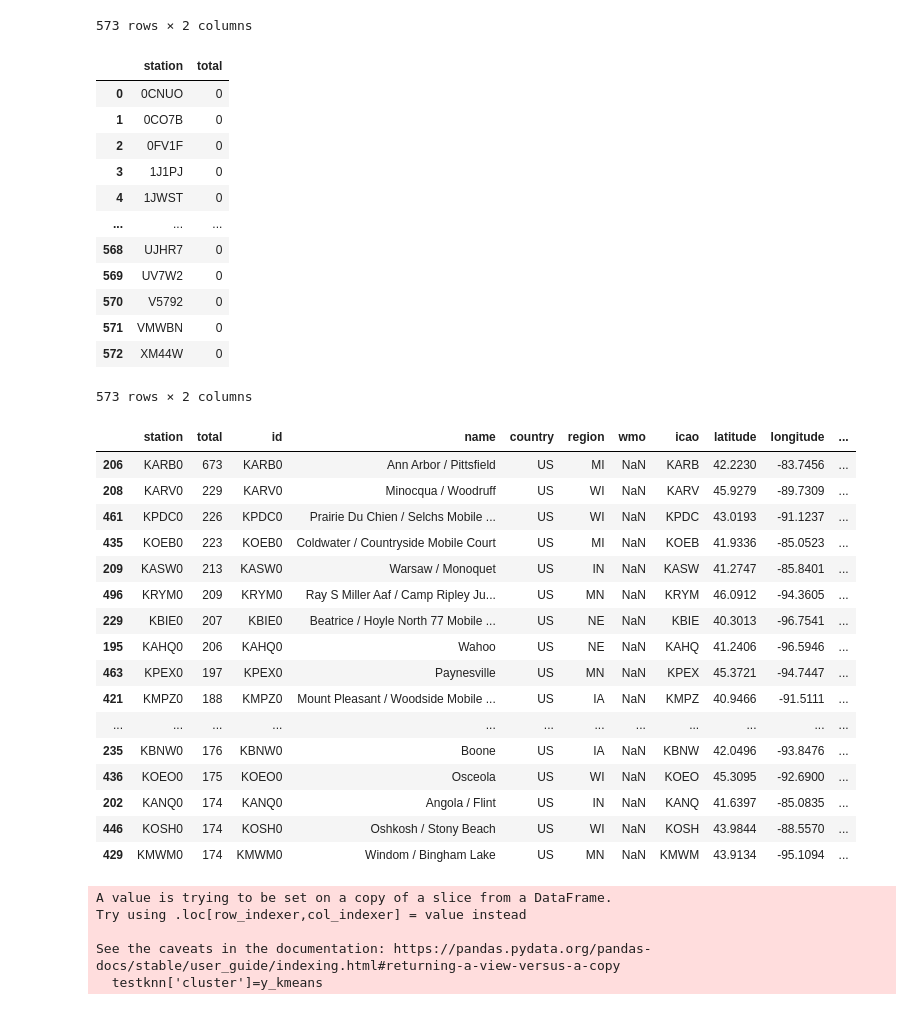
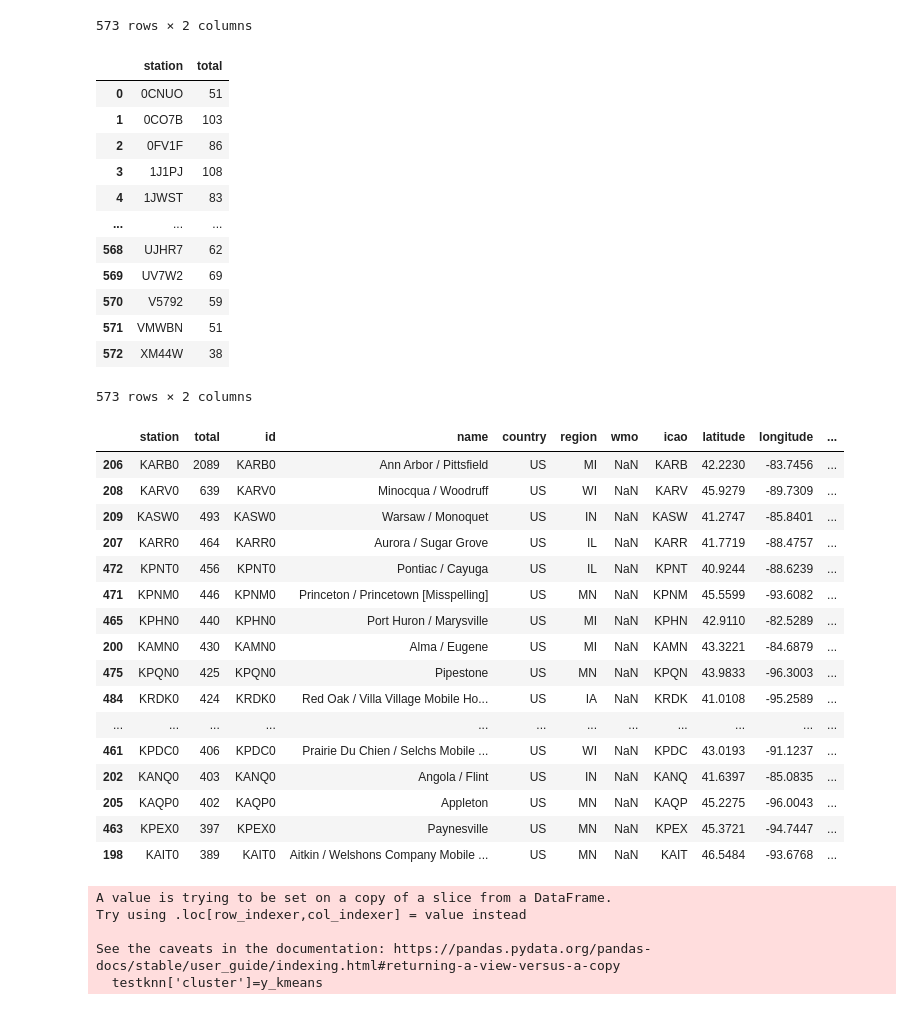
Before and after one commit to Pkeet99/Weatherman, a Jupyter notebook: supervised_models/Clustering.ipynb, the cells around one changed output. Drawn from its saved outputs; the diff is of its cells as text; code cells hidden in the pictures.

```diff
--- a/supervised_models/Clustering.ipynb
+++ b/supervised_models/Clustering.ipynb
@@ -85,9 +85,9 @@ df_AA24HR=df_AA24HR[(df_AA24HR['time']>='2022-01-02 00:00:00') & (df_AA24HR['tim
 # %% [markdown]
 ### 2. Clustering
 # %%
-#Scaling all values for kmeans
+#Scaling all values for kmeans - normalizing columns
 
-scaler = MinMaxScaler()
+scaler = StandardScaler() #read that standard scaler is probably best for knn vs min/max (first attempt)
 scaler.fit(df_AA24HR.iloc[:,2:9])
 scaled=scaler.fit_transform(df_AA24HR.iloc[:,2:9])
 scaled_df=pd.DataFrame(scaled, columns = df.iloc[:2,2:9].columns)
@@ -98,7 +98,7 @@ scaled_df=df_AA24HR.iloc[:,0:2].merge(scaled_df, left_index=True, right_index=Tr
 scaled_df.head()
 
 #testing
-scaled_df=scaled_df[scaled_df['time']<='2022-01-30 00:00:00']
+scaled_df=scaled_df[scaled_df['time']<='2022-03-30 00:00:00']
 # %%
 #creating a results DF
 result_df=pd.DataFrame(scaled_df.station.unique(), columns=['station'])
@@ -120,53 +120,53 @@ result_df
 573 rows × 2 columns
 # %%
 #the actual kmeans
-knn = KMeans(n_clusters=20)
-for t in scaled_df.time.unique():
+knn = KMeans(n_clusters=15) #need to tune this value and try other clustering (hierarchical) to find stable values
+for t in scaled_df.time.unique(): #looping through every hour
     dfhour=scaled_df[scaled_df['time']==t].copy()
     knndata=dfhour.iloc[:,2:9]
     knn.fit(knndata)
     y_kmeans = knn.predict(knndata)
-    dfhour['cluster']=y_kmeans
-    AAcluster=dfhour.loc[dfhour.station=='KARB0','cluster'].values[0]
+    dfhour['cluster']=y_kmeans #finding clusters
+    AAcluster=dfhour.loc[dfhour.station=='KARB0','cluster'].values[0] #finding cluster AA is in
     df_resulthr=dfhour[dfhour['cluster']==AAcluster].copy()
-    df_resulthr['total']=1
-    result_df=pd.concat([result_df, df_resulthr[['station','total']]]).groupby(['station']).sum().reset_index()
+    df_resulthr['total']=1 #setting a threshold
+    result_df=pd.concat([result_df, df_resulthr[['station','total']]]).groupby(['station']).sum().reset_index() #joining back to my results df.  I wasn't sure how else to do this.
 result_df
 # %% [output]
 |  | station | total |
-| 0 | 0CNUO | 0 |
-| 1 | 0CO7B | 0 |
-| 2 | 0FV1F | 0 |
-| 3 | 1J1PJ | 0 |
-| 4 | 1JWST | 0 |
+| 0 | 0CNUO | 51 |
+| 1 | 0CO7B | 103 |
+| 2 | 0FV1F | 86 |
+| 3 | 1J1PJ | 108 |
+| 4 | 1JWST | 83 |
 | ... | ... | ... |
-| 568 | UJHR7 | 0 |
-| 569 | UV7W2 | 0 |
-| 570 | V5792 | 0 |
-| 571 | VMWBN | 0 |
-| 572 | XM44W | 0 |
+| 568 | UJHR7 | 62 |
+| 569 | UV7W2 | 69 |
+| 570 | V5792 | 59 |
+| 571 | VMWBN | 51 |
+| 572 | XM44W | 38 |
 573 rows × 2 columns
 # %%
-station_loc = os.path.join(ROOT_DIR, 'station_analysis','AAstation.csv')
+station_loc = os.path.join(ROOT_DIR, 'station_analysis','AAstation.csv') #station data to get distance for comparision
 dfstations=pd.read_csv(station_loc)
     #result_df.sort_values(by='total',ascending=False).head(60)
-pd.merge(result_df,dfstations,left_on='station', right_on='id').sort_values(by='total',ascending=False).head(21)
+pd.merge(result_df,dfstations,left_on='station', right_on='id').sort_values(by='total',ascending=False).head(21) #top 20 locations (top will be AA)
 # %% [output]
 |  | station | total | id | name | country | region | wmo | icao | latitude | longitude | ... |
-| 206 | KARB0 | 673 | KARB0 | Ann Arbor / Pittsfield | US | MI | NaN | KARB | 42.2230 | -83.7456 | ... |
-| 208 | KARV0 | 229 | KARV0 | Minocqua / Woodruff | US | WI | NaN | KARV | 45.9279 | -89.7309 | ... |
-| 461 | KPDC0 | 226 | KPDC0 | Prairie Du Chien / Selchs Mobile ... | US | WI | NaN | KPDC | 43.0193 | -91.1237 | ... |
-| 435 | KOEB0 | 223 | KOEB0 | Coldwater / Countryside Mobile Court | US | MI | NaN | KOEB | 41.9336 | -85.0523 | ... |
-| 209 | KASW0 | 213 | KASW0 | Warsaw / Monoquet | US | IN | NaN | KASW | 41.2747 | -85.8401 | ... |
-| 496 | KRYM0 | 209 | KRYM0 | Ray S Miller Aaf / Camp Ripley Ju... | US | MN | NaN | KRYM | 46.0912 | -94.3605 | ... |
-| 229 | KBIE0 | 207 | KBIE0 | Beatrice / Hoyle North 77 Mobile ... | US | NE | NaN | KBIE | 40.3013 | -96.7541 | ... |
-| 195 | KAHQ0 | 206 | KAHQ0 | Wahoo | US | NE | NaN | KAHQ | 41.2406 | -96.5946 | ... |
-| 463 | KPEX0 | 197 | KPEX0 | Paynesville | US | MN | NaN | KPEX | 45.3721 | -94.7447 | ... |
-| 421 | KMPZ0 | 188 | KMPZ0 | Mount Pleasant / Woodside Mobile ... | US | IA | NaN | KMPZ | 40.9466 | -91.5111 | ... |
+| 206 | KARB0 | 2089 | KARB0 | Ann Arbor / Pittsfield | US | MI | NaN | KARB | 42.2230 | -83.7456 | ... |
+| 208 | KARV0 | 639 | KARV0 | Minocqua / Woodruff | US | WI | NaN | KARV | 45.9279 | -89.7309 | ... |
+| 209 | KASW0 | 493 | KASW0 | Warsaw / Monoquet | US | IN | NaN | KASW | 41.2747 | -85.8401 | ... |
+| 207 | KARR0 | 464 | KARR0 | Aurora / Sugar Grove | US | IL | NaN | KARR | 41.7719 | -88.4757 | ... |
+| 472 | KPNT0 | 456 | KPNT0 | Pontiac / Cayuga | US | IL | NaN | KPNT | 40.9244 | -88.6239 | ... |
+| 471 | KPNM0 | 446 | KPNM0 | Princeton / Princetown [Misspelling] | US | MN | NaN | KPNM | 45.5599 | -93.6082 | ... |
+| 465 | KPHN0 | 440 | KPHN0 | Port Huron / Marysville | US | MI | NaN | KPHN | 42.9110 | -82.5289 | ... |
+| 200 | KAMN0 | 430 | KAMN0 | Alma / Eugene | US | MI | NaN | KAMN | 43.3221 | -84.6879 | ... |
+| 475 | KPQN0 | 425 | KPQN0 | Pipestone | US | MN | NaN | KPQN | 43.9833 | -96.3003 | ... |
+| 484 | KRDK0 | 424 | KRDK0 | Red Oak / Villa Village Mobile Ho... | US | IA | NaN | KRDK | 41.0108 | -95.2589 | ... |
 | ... | ... | ... | ... | ... | ... | ... | ... | ... | ... | ... | ... |
-| 235 | KBNW0 | 176 | KBNW0 | Boone | US | IA | NaN | KBNW | 42.0496 | -93.8476 | ... |
-| 436 | KOEO0 | 175 | KOEO0 | Osceola | US | WI | NaN | KOEO | 45.3095 | -92.6900 | ... |
-| 202 | KANQ0 | 174 | KANQ0 | Angola / Flint | US | IN | NaN | KANQ | 41.6397 | -85.0835 | ... |
-| 446 | KOSH0 | 174 | KOSH0 | Oshkosh / Stony Beach | US | WI | NaN | KOSH | 43.9844 | -88.5570 | ... |
-| 429 | KMWM0 | 174 | KMWM0 | Windom / Bingham Lake | US | MN | NaN | KMWM | 43.9134 | -95.1094 | ... |
+| 461 | KPDC0 | 406 | KPDC0 | Prairie Du Chien / Selchs Mobile ... | US | WI | NaN | KPDC | 43.0193 | -91.1237 | ... |
+| 202 | KANQ0 | 403 | KANQ0 | Angola / Flint | US | IN | NaN | KANQ | 41.6397 | -85.0835 | ... |
+| 205 | KAQP0 | 402 | KAQP0 | Appleton | US | MN | NaN | KAQP | 45.2275 | -96.0043 | ... |
+| 463 | KPEX0 | 397 | KPEX0 | Paynesville | US | MN | NaN | KPEX | 45.3721 | -94.7447 | ... |
+| 198 | KAIT0 | 389 | KAIT0 | Aitkin / Welshons Company Mobile ... | US | MN | NaN | KAIT | 46.5484 | -93.6768 | ... |
 # %%
```
Also changed, not shown: parts of 10 cells of this notebook.
